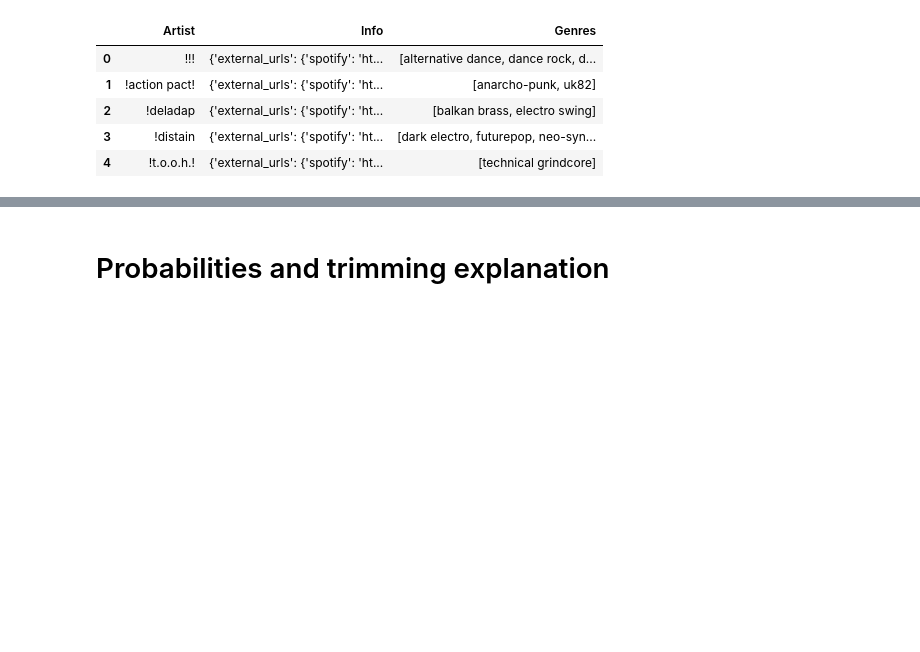
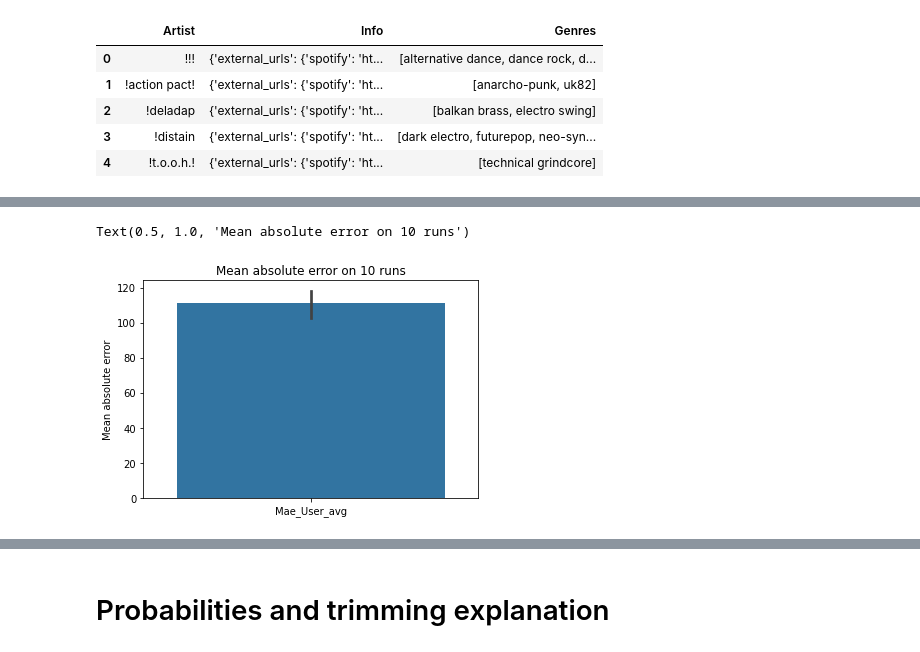
Before and after one commit to Caotick/mlbd-project, a Jupyter notebook: mlbd_project_spotify_api.ipynb, the cells around one changed output, grey strips where cells are left out. Saved outputs shown, nothing was run; the diff lists cells and outputs as text; code cells hidden in the pictures; blank space fills up the shorter version.

```diff
--- a/mlbd_project_spotify_api.ipynb
+++ b/mlbd_project_spotify_api.ipynb
@@ -504,0 +496,3 @@ Name: Genres_dict, dtype: object
+# %%
+mean_genres_users = mean_genres_users.reset_index()
+mean_genres_users
@@ -504,0 +559,38 @@ Name: Genres_dict, dtype: object
+# %%
+def compute_n_rounds_genre(pred_method, nb_users_selected = 500, n = 10, seed = 42):
+    """
+    Computes the mae, accuracy, precision and recall on n round of the pred_method
+
+    pred_method = method that allows to compute the prediction
+    nb_users_selected = number of users in the sub-sample
+    n = number of rounds
+    seed = seed for random generation of sub-samples
+    """
+    np.random.seed(seed)
+    maes, accs, precs, recs = [],[],[],[]
+    df = top_merged.merge(add_data, on = 'Artist')[['ID', 'Artist', 'Plays']]
+    df2 = df.groupby('ID').size()
+    nb_users = len(df.ID.unique())
+
+    for i in range(n):
+        print(f"===== Epoch {i} =====")
+        selected_users = np.random.randint(0, nb_users, nb_users_selected) #Generate a random list of nb_users_select users
+        subset_500_users = df2[selected_users]
+        subset = df[df.ID.isin(subset_500_users.index)]
+        train, test = split_train_test(subset, train_size=0.95)
+        test_users = mean_genres_users[mean_genres_users.ID.isin(test.ID)]
+
+        mae, acc, prec, rec = compute_mae_and_app_genre(test, test_users, add_data[['Artist', 'Most_common_genre']])
+
+        maes.append(mae)
+        accs.append(acc)
+        precs.append(prec)
+        recs.append(rec)
+
+    return maes, accs, precs, recs
+# %%
+import time
+start = time.time()
+maes_users, accs_users, precs_users, recs_users = compute_n_rounds_genre(compute_pred_genre_avg_user)
+end = time.time()
+print(f"Time required to do the prediction on 10 rounds {end - start}")
@@ -504,0 +609,7 @@ Name: Genres_dict, dtype: object
+# %%
+sns.barplot(data = pd.DataFrame(maes_users, columns = ["Mae_User_avg"]))
+plt.ylabel("Mean absolute error")
+plt.title("Mean absolute error on 10 runs")
+# %% [output]
+Text(0.5, 1.0, 'Mean absolute error on 10 runs')
+[figure, added]
```
Also changed, not shown: parts of 23 cells of this notebook.
